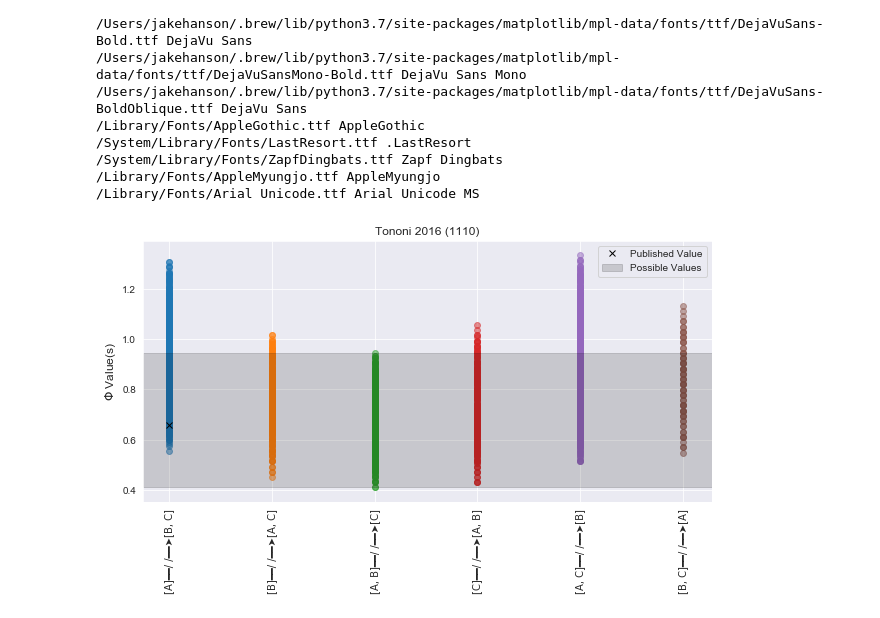
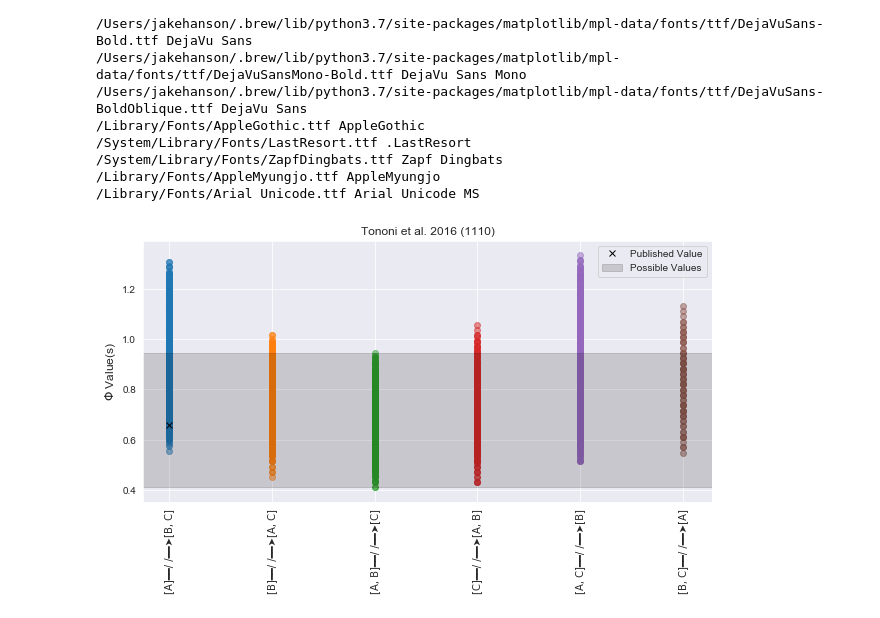
Before and after one commit to ELIFE-ASU/pyphi-spectrum, a Jupyter notebook: Example System - Tononi et al. 2016.ipynb, the cells around one changed output. Cells and saved outputs as stored; diff of their text form; code cells hidden in the pictures.

Commit message:
Tononi et al 2016 Calculations

```diff
--- a/Example System - Tononi et al. 2016.ipynb
+++ b/Example System - Tononi et al. 2016.ipynb
@@ -143,32 +143,32 @@ ax = plt.subplot(111)
 
 ## Plot published value and possible values
 plt.plot([0],pyphi_val,'kx',label=r'Published Value')
 ax.axhspan(np.min(Phi_MIP), np.max(Phi_MIP), alpha=0.15,color='black',label='Possible Values')
 # ax.axhspan(np.min(Phi_MIP), np.max(Phi_MIP), alpha=0.15,color='black',label='Possible $\Phi^{Max}$ Values')
 
 ## Scatterplot Phi Values for each cut
 x_labels = []
 for i in range(len(Phi_Spectrum[0])):
     cut = Phi_Spectrum[0][i]
 
     ## Get label for cut
     from_nodes = models.fmt.fmt_mechanism(cut.from_nodes, cut.node_labels)
     to_nodes = models.fmt.fmt_mechanism(cut.to_nodes, cut.node_labels)
     cut_label = from_nodes+CUT_SYMBOL+to_nodes
 
     ## Plot
     plt.scatter([i]*len(Phi_Spectrum[1][i]),Phi_Spectrum[1][i],alpha=0.5)
     x_labels.append(cut_label)
 
 ## Clean Up
-plt.title('Tononi 2016 (1110)')
+plt.title('Tononi et al. 2016 (1110)')
 plt.ylabel(r'$\Phi$ Value(s)',fontsize=12)
 plt.xticks(range(len(Phi_Spectrum[0])),x_labels,rotation=90,fontproperties=font)
 # plt.ylim((0.0,1.0))
 plt.legend()
 # plt.legend(ncol=1,bbox_to_anchor = [1.25,1.0],prop=font,fontsize=12)
 plt.tight_layout()
 plt.savefig("TONONI_2016.pdf")
 plt.show()
 # %% [output]
-[figure, old version]
+[figure, new version]
```
Also changed, not shown: parts of 1 cell of this notebook.
